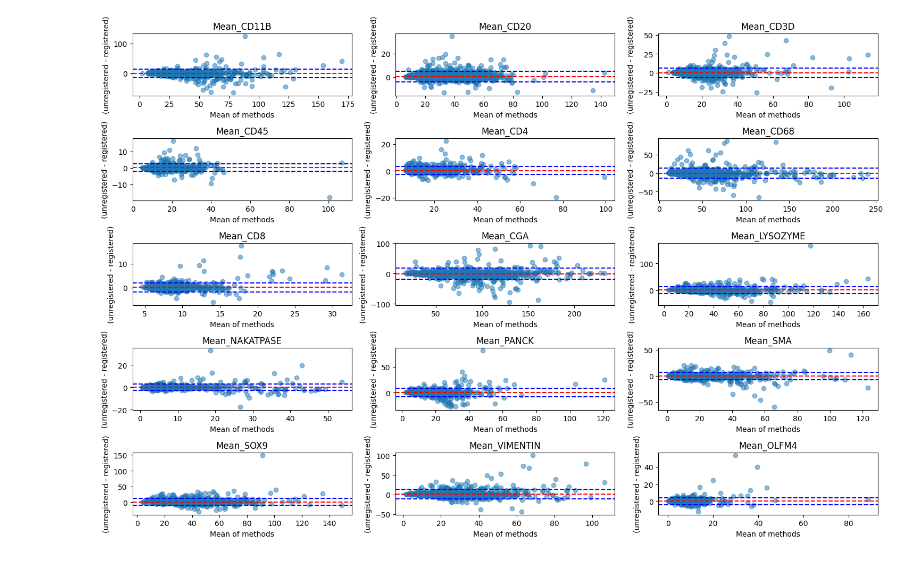
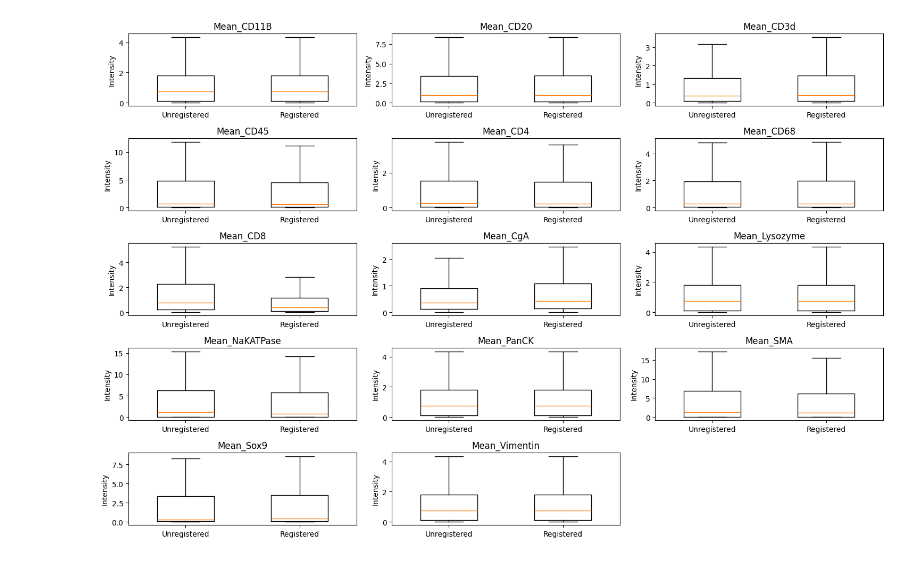
Before and after one commit to MASILab/DAPI_RegNet, a Jupyter notebook: plot_codes/bland_altman.ipynb, the cells around one changed output. Drawn from its saved outputs; the diff is of its cells as text; code cells hidden in the pictures.

```diff
--- a/plot_codes/bland_altman.ipynb
+++ b/plot_codes/bland_altman.ipynb
@@ -6,3 +14,3 @@ import numpy as np
 # %%
-unregistered = pd.read_csv('/fs5/p_masi/rudravg/MxIF_Vxm_Registered/metrics/instance_data_allMarkers.csv')
-registered = pd.read_csv('/fs5/p_masi/rudravg/MxIF_Vxm_Registered/metrics/unregistered_instance_data_allMarkers4.csv')
+unregistered = pd.read_csv('/fs5/p_masi/rudravg/MxIF_Vxm_Registered/GCA033TIB_TISSUE01/unregistered_GCA033TIB_instances.csv')
+registered = pd.read_csv('/fs5/p_masi/rudravg/MxIF_Vxm_Registered/GCA033TIB_TISSUE01/registered_GCA033TIB_instances.csv')
@@ -9,6 +30,6 @@ registered = pd.read_csv('/fs5/p_masi/rudravg/MxIF_Vxm_Registered/metrics/unregi
 # %%
-n = len(unregistered.columns[3:-1])
-
+n = len(unregistered.columns[3:])
+import seaborn as sns
 # Calculate the number of rows and columns for the subplots
 ncols = 3  # Number of columns in the subplot grid
 nrows = int(np.ceil(n / ncols))  # Number of rows in the subplot grid
@@ -20,16 +41,18 @@ fig, axes = plt.subplots(nrows=nrows, ncols=ncols, figsize=(15, 10))
 axes = axes.ravel()
 
 # Create a Bland-Altman plot for each column
-for i, column in enumerate(unregistered.columns[3:-1]):
+for i, column in enumerate(unregistered.columns[3:]):
     mean = (unregistered[column] + registered[column]) / 2
     diff =(unregistered[column] - registered[column])
     sd_diff = 1.96*(np.std(diff, axis=0))
-    axes[i].scatter(mean, diff, alpha=0.5)
+    cmap = sns.cubehelix_palette(as_cmap=True, dark=0, light=1, reverse=True)
+    sns.kdeplot(x=mean, y=diff, cmap=cmap, fill=True, bw_method=0.3, ax=axes[i])
+
     axes[i].axhline(y=np.mean(diff), color='r', linestyle='--')
     axes[i].axhline(y=np.mean(diff) + sd_diff, color='b', linestyle='--')  # +1 sigma line
     axes[i].axhline(y=np.mean(diff) - sd_diff, color='b', linestyle='--')  # -1 sigma line
     axes[i].set_title(column)
-    axes[i].set_xlabel('Mean of methods')
+    axes[i].set_xlabel('Mean of measurements')
     axes[i].set_ylabel('(unregistered - registered)')
 
 # Remove the extra subplots
@@ -38,8 +61,37 @@ for i in range(n, len(axes)):
 
 plt.tight_layout()
 plt.show()
-# %% [output]
-[figure, removed]
+# %%
+import matplotlib.pyplot as plt
+import numpy as np
+
+n = len(unregistered.columns[3:-1])
+
+# Calculate the number of rows and columns for the subplots
+ncols = 3  # Number of columns in the subplot grid
+nrows = int(np.ceil(n / ncols))  # Number of rows in the subplot grid
+
+fig, axes = plt.subplots(nrows=nrows, ncols=ncols, figsize=(15, 10))
+
+# Flatten the axes array
+axes = axes.ravel()
+
+# Create a box plot for each column
+for i, column in enumerate(unregistered.columns[3:-1]):
+    data = [unregistered[column], registered[column]]
+    axes[i].boxplot(data, widths=0.5, sym='')  # sym='' removes outliers
+    axes[i].set_title(column)
+    axes[i].set_ylabel('Intensity')
+    axes[i].set_xticklabels(['Unregistered', 'Registered'])
+
+# Remove the extra subplots
+for i in range(n, len(axes)):
+    fig.delaxes(axes[i])
+
+plt.tight_layout()
+plt.show()
+# %% [output]
+[figure, added]
 # %%
 import seaborn as sns
 # Calculate the number of rows and columns for the subplots
```
Also changed, not shown: parts of 4 cells of this notebook, 12 other files.
